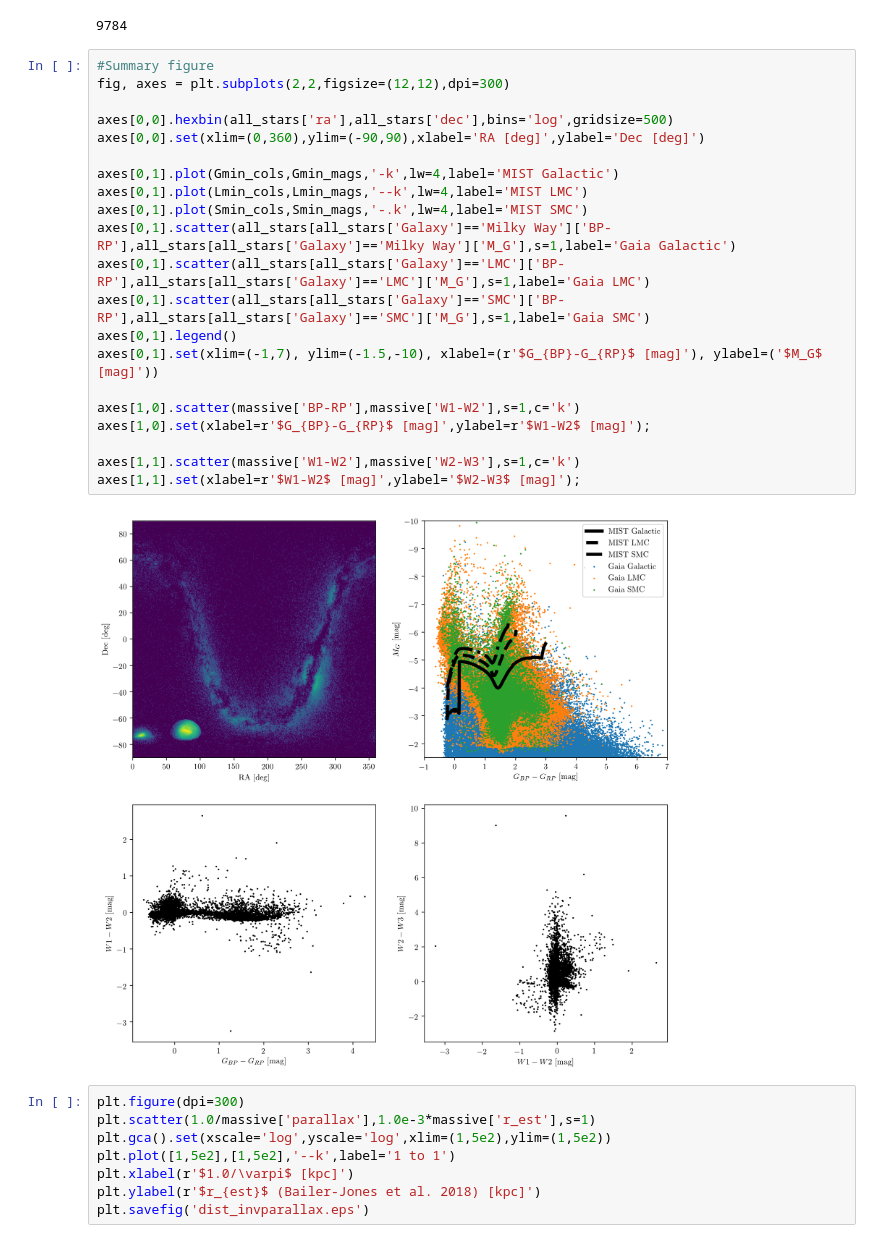
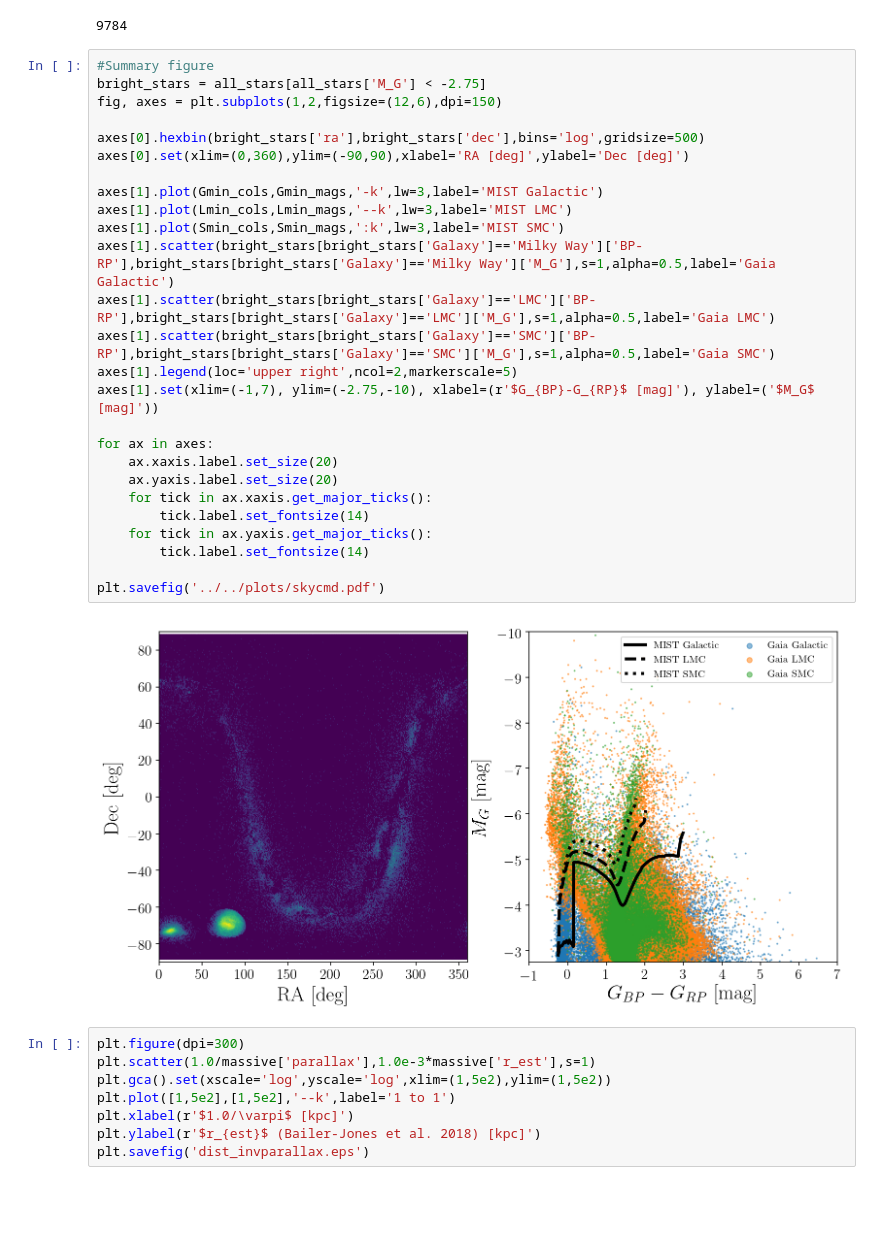
Before and after one commit to tzdwi/GaiaSprintMassive, a Jupyter notebook: WISE/data/bright_sample/sample.ipynb, the cells around one changed output. Saved outputs shown, nothing was run; the diff lists cells and outputs as text; blank space fills up the shorter version.

```diff
--- a/WISE/data/bright_sample/sample.ipynb
+++ b/WISE/data/bright_sample/sample.ipynb
@@ -198,27 +200,32 @@ len(massive)
 9784
 # %%
 #Summary figure
-fig, axes = plt.subplots(2,2,figsize=(12,12),dpi=300)
+bright_stars = all_stars[all_stars['M_G'] < -2.75]
+fig, axes = plt.subplots(1,2,figsize=(12,6),dpi=150)
 
-axes[0,0].hexbin(all_stars['ra'],all_stars['dec'],bins='log',gridsize=500)
-axes[0,0].set(xlim=(0,360),ylim=(-90,90),xlabel='RA [deg]',ylabel='Dec [deg]')
+axes[0].hexbin(bright_stars['ra'],bright_stars['dec'],bins='log',gridsize=500)
+axes[0].set(xlim=(0,360),ylim=(-90,90),xlabel='RA [deg]',ylabel='Dec [deg]')
 
-axes[0,1].plot(Gmin_cols,Gmin_mags,'-k',lw=4,label='MIST Galactic')
-axes[0,1].plot(Lmin_cols,Lmin_mags,'--k',lw=4,label='MIST LMC')
-axes[0,1].plot(Smin_cols,Smin_mags,'-.k',lw=4,label='MIST SMC')
-axes[0,1].scatter(all_stars[all_stars['Galaxy']=='Milky Way']['BP-RP'],all_stars[all_stars['Galaxy']=='Milky Way']['M_G'],s=1,label='Gaia Galactic')
-axes[0,1].scatter(all_stars[all_stars['Galaxy']=='LMC']['BP-RP'],all_stars[all_stars['Galaxy']=='LMC']['M_G'],s=1,label='Gaia LMC')
-axes[0,1].scatter(all_stars[all_stars['Galaxy']=='SMC']['BP-RP'],all_stars[all_stars['Galaxy']=='SMC']['M_G'],s=1,label='Gaia SMC')
-axes[0,1].legend()
-axes[0,1].set(xlim=(-1,7), ylim=(-1.5,-10), xlabel=(r'$G_{BP}-G_{RP}$ [mag]'), ylabel=('$M_G$ [mag]'))
+axes[1].plot(Gmin_cols,Gmin_mags,'-k',lw=3,label='MIST Galactic')
+axes[1].plot(Lmin_cols,Lmin_mags,'--k',lw=3,label='MIST LMC')
+axes[1].plot(Smin_cols,Smin_mags,':k',lw=3,label='MIST SMC')
+axes[1].scatter(bright_stars[bright_stars['Galaxy']=='Milky Way']['BP-RP'],bright_stars[bright_stars['Galaxy']=='Milky Way']['M_G'],s=1,alpha=0.5,label='Gaia Galactic')
+axes[1].scatter(bright_stars[bright_stars['Galaxy']=='LMC']['BP-RP'],bright_stars[bright_stars['Galaxy']=='LMC']['M_G'],s=1,alpha=0.5,label='Gaia LMC')
+axes[1].scatter(bright_stars[bright_stars['Galaxy']=='SMC']['BP-RP'],bright_stars[bright_stars['Galaxy']=='SMC']['M_G'],s=1,alpha=0.5,label='Gaia SMC')
+axes[1].legend(loc='upper right',ncol=2,markerscale=5)
+axes[1].set(xlim=(-1,7), ylim=(-2.75,-10), xlabel=(r'$G_{BP}-G_{RP}$ [mag]'), ylabel=('$M_G$ [mag]'))
 
-axes[1,0].scatter(massive['BP-RP'],massive['W1-W2'],s=1,c='k')
-axes[1,0].set(xlabel=r'$G_{BP}-G_{RP}$ [mag]',ylabel=r'$W1-W2$ [mag]');
+for ax in axes:
+    ax.xaxis.label.set_size(20)
+    ax.yaxis.label.set_size(20)
+    for tick in ax.xaxis.get_major_ticks():
+        tick.label.set_fontsize(14)
+    for tick in ax.yaxis.get_major_ticks():
+        tick.label.set_fontsize(14)
 
-axes[1,1].scatter(massive['W1-W2'],massive['W2-W3'],s=1,c='k')
-axes[1,1].set(xlabel=r'$W1-W2$ [mag]',ylabel='$W2-W3$ [mag]');
+plt.savefig('../../plots/skycmd.pdf')
 # %% [output]
-[figure, old version]
+[figure, new version]
 # %%
 plt.figure(dpi=300)
 plt.scatter(1.0/massive['parallax'],1.0e-3*massive['r_est'],s=1)
```
Also changed, not shown: parts of 2 cells of this notebook, 21 other files.
